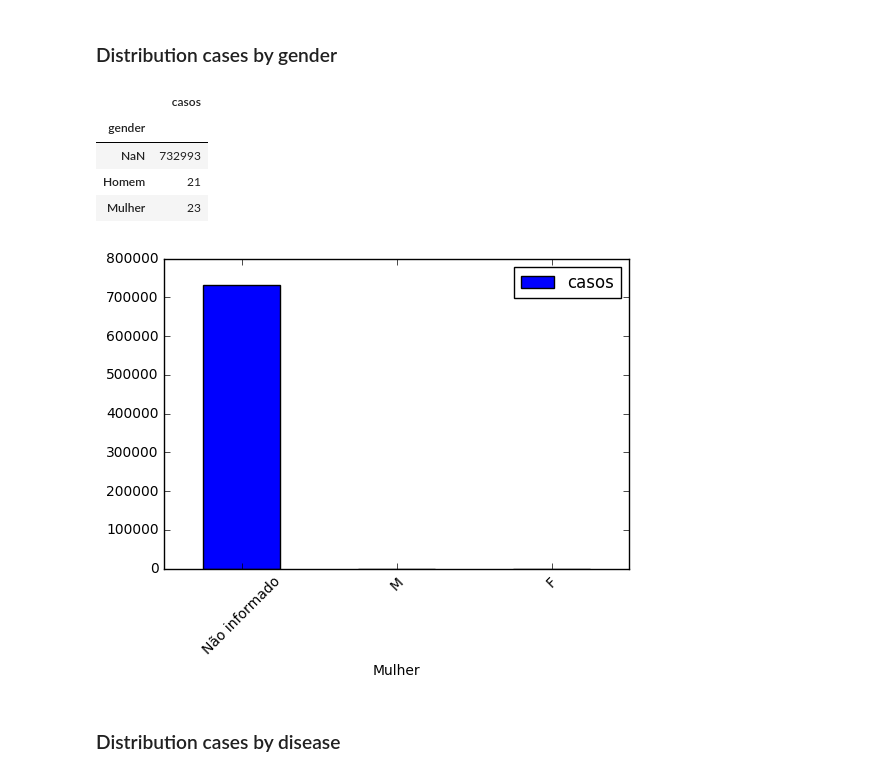
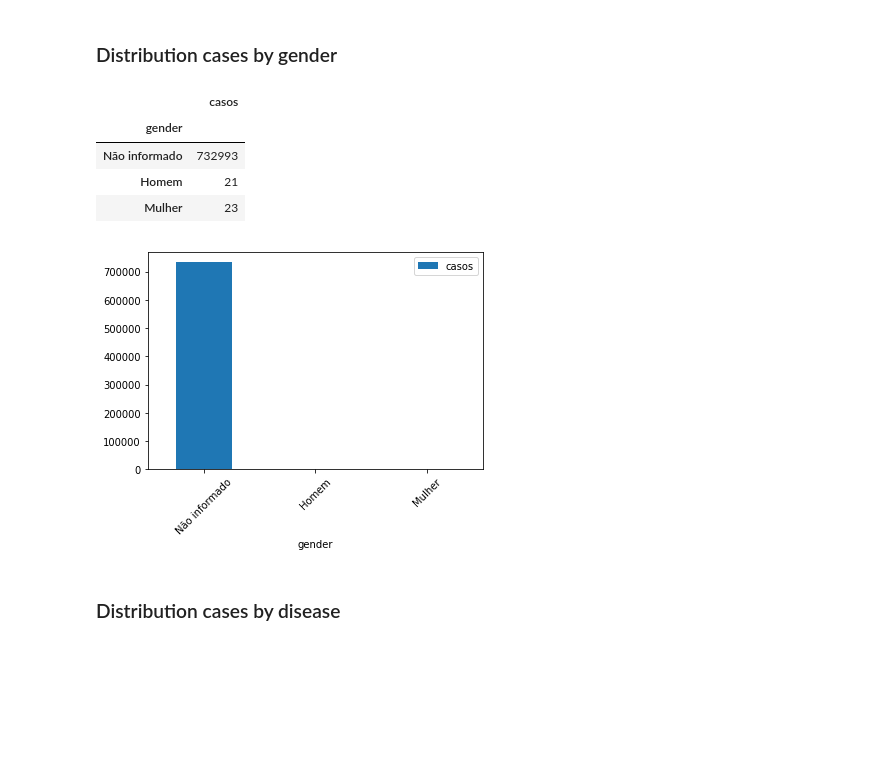
Before and after one commit to AlertaDengue/AlertaDengue, a Jupyter notebook: notebooks/Essay.ipynb, the cells around one changed output. Saved outputs shown, nothing was run; the diff lists cells and outputs as text; code cells hidden in the pictures; blank space fills up the shorter version.

Commit message:
Selects data from database to plot charts.

```diff
--- a/notebooks/Essay.ipynb
+++ b/notebooks/Essay.ipynb
@@ -565,37 +488,36 @@ df_alert_period.head()
 # %%
 uf = 'Paraná'
 
 sql = '''
 SELECT
     (CASE COALESCE(cs_sexo, 'Não informado')
      WHEN 'M' THEN 'Homem'
      WHEN 'F' THEN 'Mulher'
-     WHEN NULL THEN 'Não informado'
+     ELSE 'Não informado'
      END
     ) AS gender,
     COUNT(id) AS casos
 FROM
     "Municipio"."Notificacao" AS notif
     INNER JOIN "Dengue_global"."Municipio" AS municipio
       ON notif.municipio_geocodigo = municipio.geocodigo
 WHERE uf='{}'
 GROUP BY cs_sexo;
 '''.format(uf)
 
 df_sex_dist = pd.read_sql(sql, engine, 'gender')
-df_sex_dist
+display(df_sex_dist)
+
+df_sex_dist.plot(kind='bar')
+plt.xticks(rotation=45)
+plt.show()
 # %% [output]
 |  | casos |
 | gender |  |
-| NaN | 732993 |
+| Não informado | 732993 |
 | Homem | 21 |
 | Mulher | 23 |
+[figure, added]
-# %%
-df_sex_dist.plot(kind='bar')
-plt.xticks(rotation=45)
-plt.show()
-# %% [output]
-[figure, removed]
 # %% [markdown]
 ### Distribution cases by disease
 # %%
```
Also changed, not shown: parts of 17 cells of this notebook, 2 other files.
